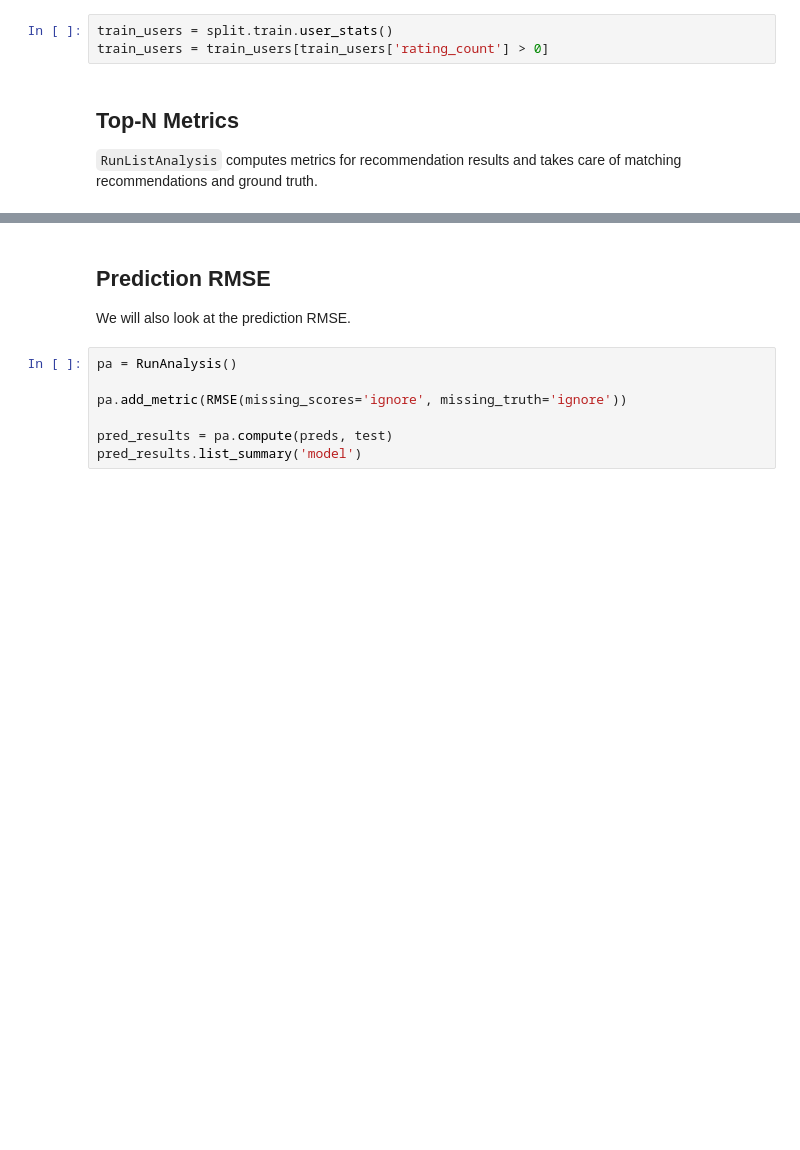
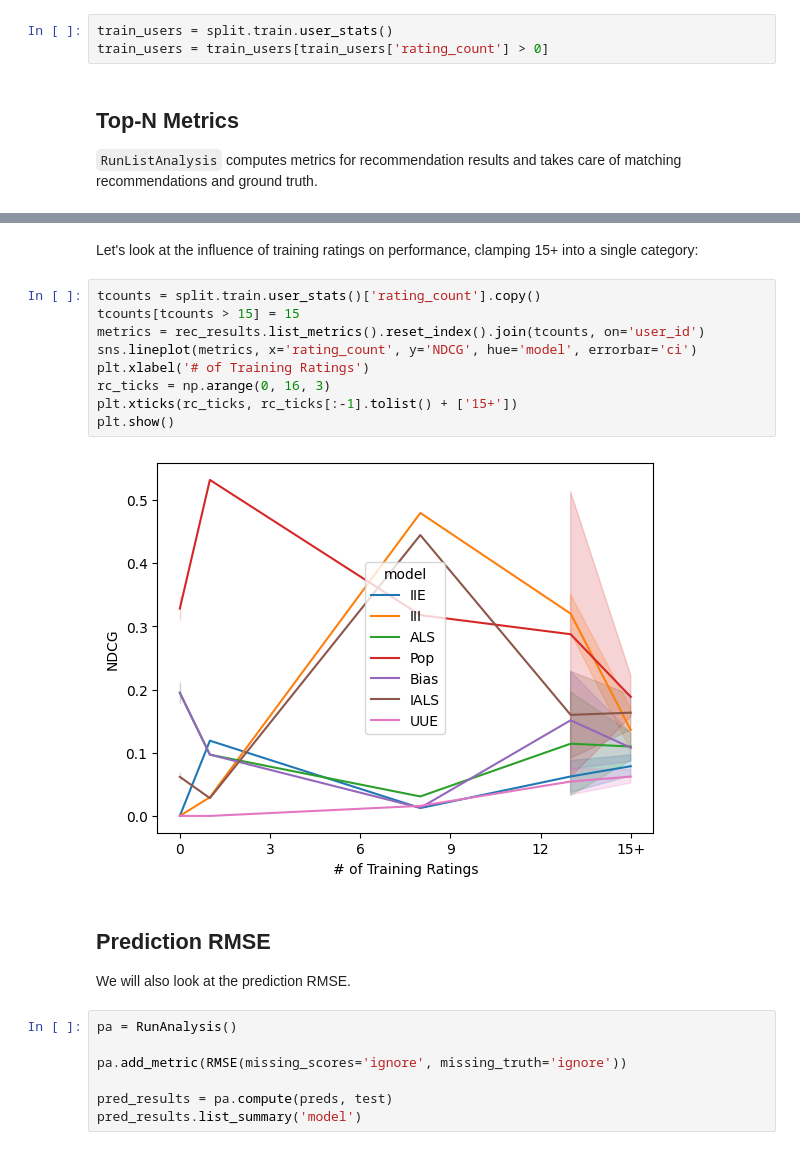
Before and after one commit to lenskit/lk-demo-experiment, a Jupyter notebook: eval-report.ipynb, the cells around one changed output, grey strips where cells are left out. Drawn from its saved outputs; the diff is of its cells as text; blank space fills up the shorter version.

Commit message:
plot NDCG over time

```diff
--- a/eval-report.ipynb
+++ b/eval-report.ipynb
@@ -83,3 +107,16 @@ plt.show()
+# %% [markdown]
+Let's look at the influence of training ratings on performance, clamping 15+ into a single category:
+# %%
+tcounts = split.train.user_stats()['rating_count'].copy()
+tcounts[tcounts > 15] = 15
+metrics = rec_results.list_metrics().reset_index().join(tcounts, on='user_id')
+sns.lineplot(metrics, x='rating_count', y='NDCG', hue='model', errorbar='ci')
+plt.xlabel('# of Training Ratings')
+rc_ticks = np.arange(0, 16, 3)
+plt.xticks(rc_ticks, rc_ticks[:-1].tolist() + ['15+'])
+plt.show()
+# %% [output]
+[figure, added]
 # %% [markdown]
 ## Prediction RMSE
 
```
Also changed, not shown: parts of 5 cells of this notebook, 1 other file.
